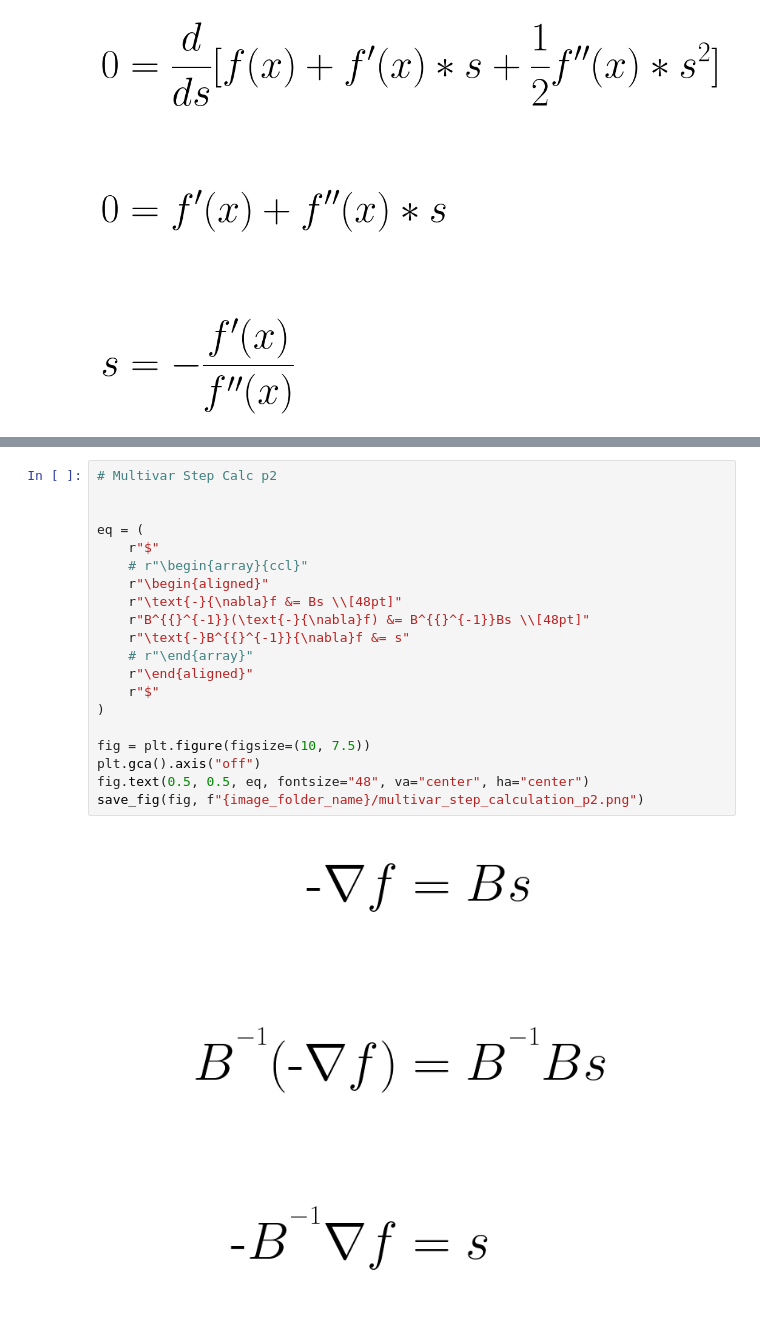
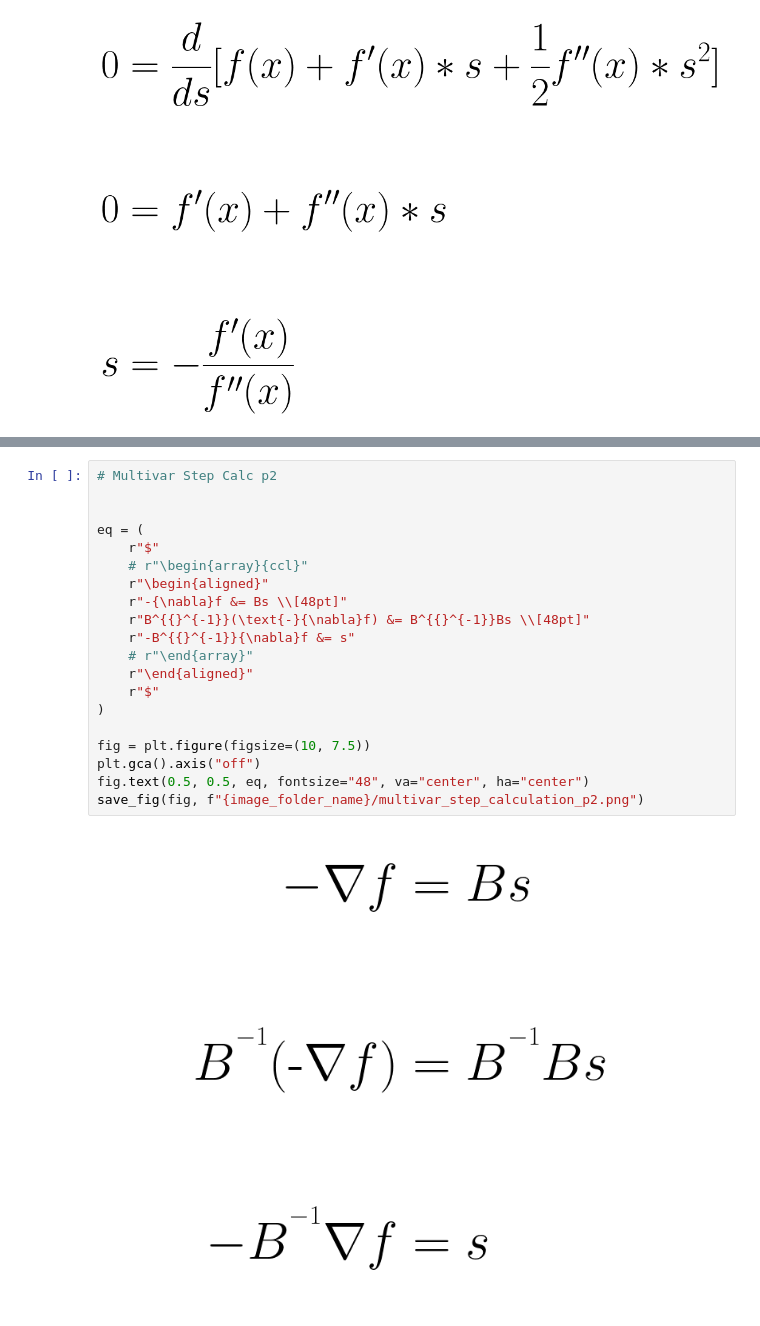
Before and after one commit to lprekon/lprekon.github.io, a Jupyter notebook: content/lmbfgs_explainer/lmbfgs_blogpost_graphics.ipynb, the cells around one changed output, grey strips where cells are left out. Cells and saved outputs as stored; diff of their text form.

```diff
--- a/content/lmbfgs_explainer/lmbfgs_blogpost_graphics.ipynb
+++ b/content/lmbfgs_explainer/lmbfgs_blogpost_graphics.ipynb
@@ -144,25 +144,25 @@ save_fig(fig, f"{image_folder_name}/multivar_step_calculation_p1.png")
 # %%
 # Multivar Step Calc p2
 
 
 eq = (
     r"$"
     # r"\begin{array}{ccl}"
     r"\begin{aligned}"
-    r"\text{-}{\nabla}f &= Bs \\[48pt]"
+    r"-{\nabla}f &= Bs \\[48pt]"
     r"B^{{}^{-1}}(\text{-}{\nabla}f) &= B^{{}^{-1}}Bs \\[48pt]"
-    r"\text{-}B^{{}^{-1}}{\nabla}f &= s"
+    r"-B^{{}^{-1}}{\nabla}f &= s"
     # r"\end{array}"
     r"\end{aligned}"
     r"$"
 )
 
 fig = plt.figure(figsize=(10, 7.5))
 plt.gca().axis("off")
 fig.text(0.5, 0.5, eq, fontsize="48", va="center", ha="center")
 save_fig(fig, f"{image_folder_name}/multivar_step_calculation_p2.png")
 # %% [output]
-[figure, old version]
+[figure, new version]
 # %%
 from manim import *
 import numpy as np
```
Also changed, not shown: parts of 5 cells of this notebook.
